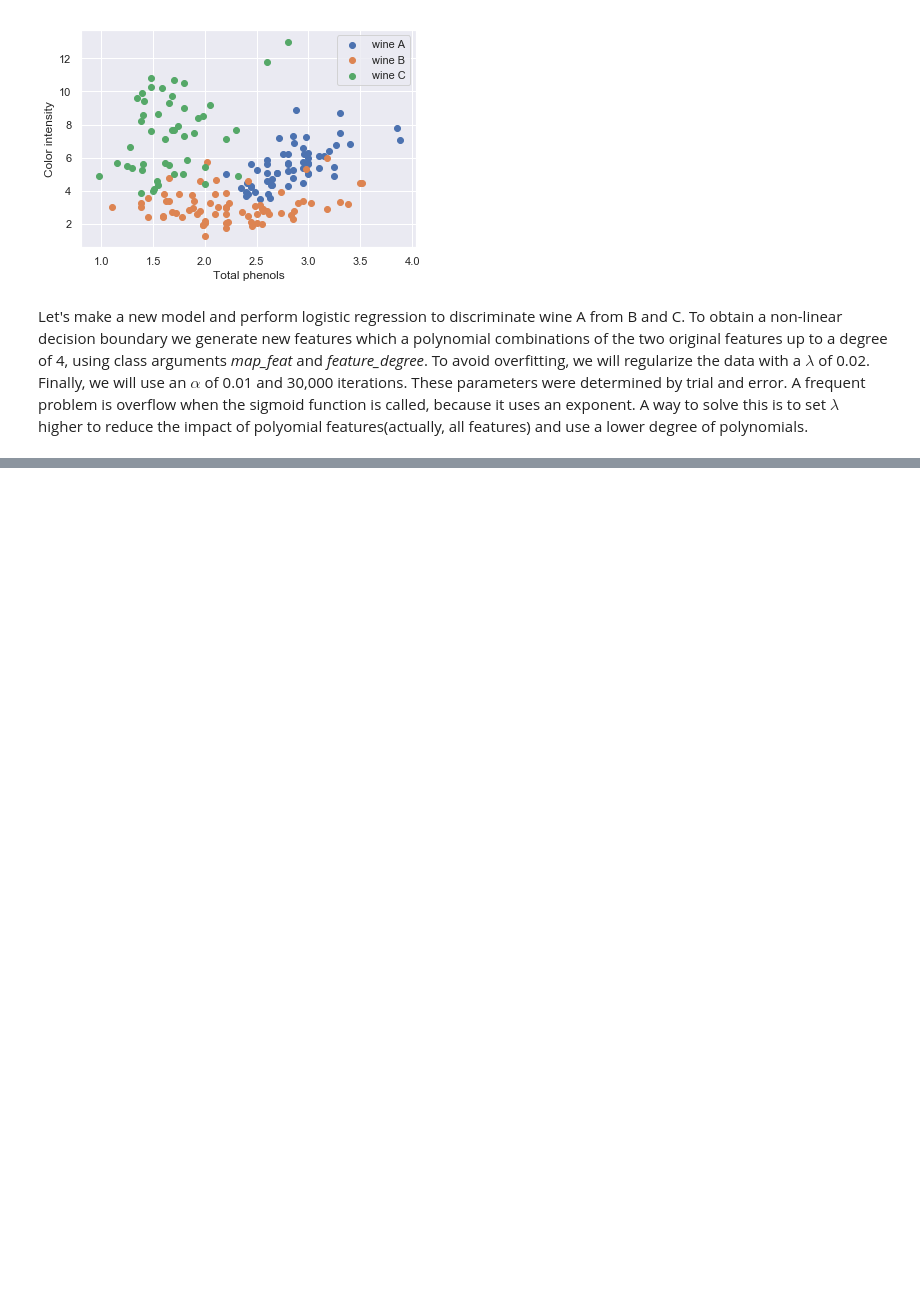
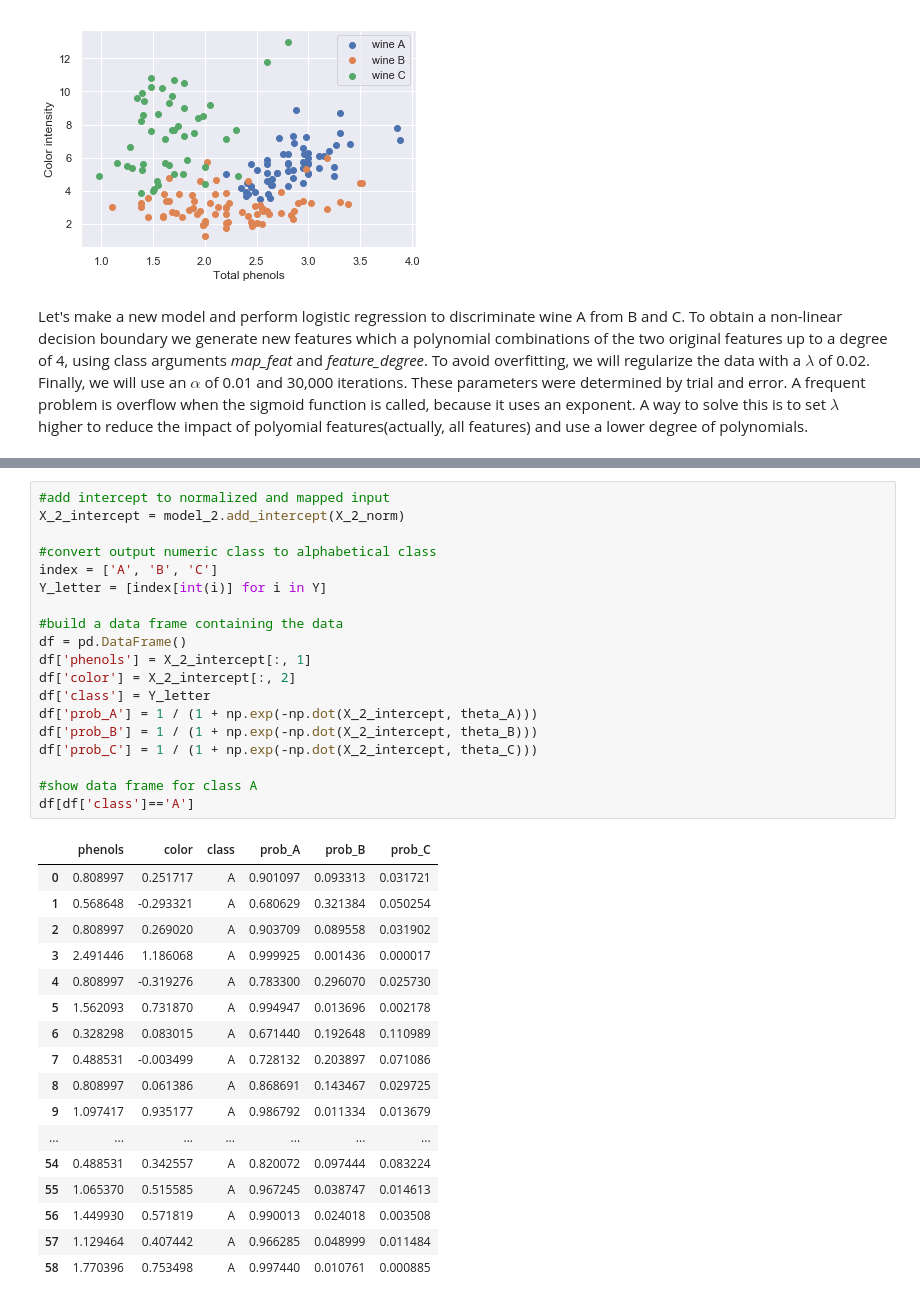
Before and after one commit to jschnab/machine-learning, a Jupyter notebook: logistic-regression.ipynb, the cells around one changed output, grey strips where cells are left out. Cells and saved outputs as stored; diff of their text form; blank space fills up the shorter version.

```diff
--- a/logistic-regression.ipynb
+++ b/logistic-regression.ipynb
@@ -361,0 +456,37 @@ Accuracy of the model on the testing sample : 0.8222
+# %%
+#add intercept to normalized and mapped input
+X_2_intercept = model_2.add_intercept(X_2_norm)
+
+#convert output numeric class to alphabetical class
+index = ['A', 'B', 'C']
+Y_letter = [index[int(i)] for i in Y]
+
+#build a data frame containing the data
+df = pd.DataFrame()
+df['phenols'] = X_2_intercept[:, 1]
+df['color'] = X_2_intercept[:, 2]
+df['class'] = Y_letter
+df['prob_A'] = 1 / (1 + np.exp(-np.dot(X_2_intercept, theta_A)))
+df['prob_B'] = 1 / (1 + np.exp(-np.dot(X_2_intercept, theta_B)))
+df['prob_C'] = 1 / (1 + np.exp(-np.dot(X_2_intercept, theta_C)))
+
+#show data frame for class A
+df[df['class']=='A']
+# %% [output]
+|  | phenols | color | class | prob_A | prob_B | prob_C |
+| 0 | 0.808997 | 0.251717 | A | 0.901097 | 0.093313 | 0.031721 |
+| 1 | 0.568648 | -0.293321 | A | 0.680629 | 0.321384 | 0.050254 |
+| 2 | 0.808997 | 0.269020 | A | 0.903709 | 0.089558 | 0.031902 |
+| 3 | 2.491446 | 1.186068 | A | 0.999925 | 0.001436 | 0.000017 |
+| 4 | 0.808997 | -0.319276 | A | 0.783300 | 0.296070 | 0.025730 |
+| 5 | 1.562093 | 0.731870 | A | 0.994947 | 0.013696 | 0.002178 |
+| 6 | 0.328298 | 0.083015 | A | 0.671440 | 0.192648 | 0.110989 |
+| 7 | 0.488531 | -0.003499 | A | 0.728132 | 0.203897 | 0.071086 |
+| 8 | 0.808997 | 0.061386 | A | 0.868691 | 0.143467 | 0.029725 |
+| 9 | 1.097417 | 0.935177 | A | 0.986792 | 0.011334 | 0.013679 |
+| ... | ... | ... | ... | ... | ... | ... |
+| 54 | 0.488531 | 0.342557 | A | 0.820072 | 0.097444 | 0.083224 |
+| 55 | 1.065370 | 0.515585 | A | 0.967245 | 0.038747 | 0.014613 |
+| 56 | 1.449930 | 0.571819 | A | 0.990013 | 0.024018 | 0.003508 |
+| 57 | 1.129464 | 0.407442 | A | 0.966285 | 0.048999 | 0.011484 |
+| 58 | 1.770396 | 0.753498 | A | 0.997440 | 0.010761 | 0.000885 |
```
Also changed, not shown: parts of 7 cells of this notebook.
